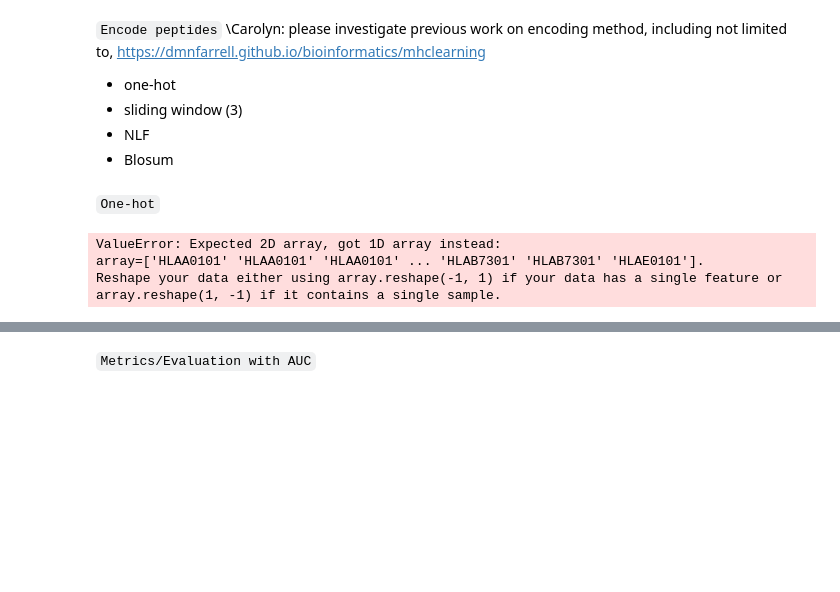
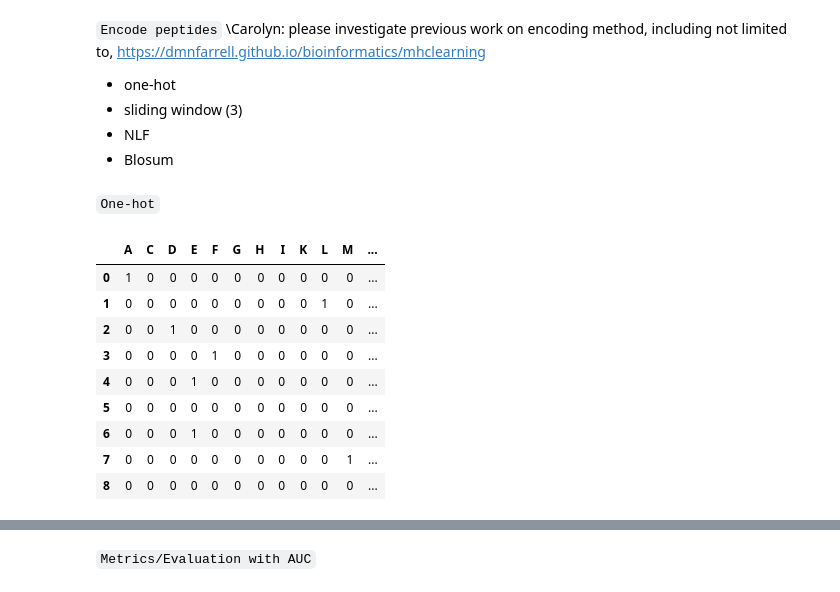
Before and after one commit to augustthedoodle/mhc_binding, a Jupyter notebook: mhc_experiment.ipynb, the cells around one changed output, grey strips where cells are left out. Drawn from its saved outputs; the diff is of its cells as text; code cells hidden in the pictures; blank space fills up the shorter version.

```diff
--- a/mhc_experiment.ipynb
+++ b/mhc_experiment.ipynb
@@ -67,29 +34,41 @@ https://dmnfarrell.github.io/bioinformatics/mhclearning
 * Blosum
 # %% [markdown]
 `One-hot`
-# %%
-from sklearn.preprocessing import OneHotEncoder
-
-
-
-unique_values = pd.unique(train_csv[columns].values.ravel())
-unique_values= [list(unique_values)]*len(columns)
-enc = OneHotEncoder(categories=unique_values, sparse=False)
-enc_csv = pd.DataFrame(enc.transform(train_csv[columns]), columns = columns)
-
-
-
-y = train_csv['meas']
-X = train_csv.drop(['pep_class', 'sequence'], axis=1)
-
-X_train, X_test, y_train, y_test = train_test_split(X, y, test_size=0.3, random_state=0, stratify=y)
-class_train = X_train['pep_class']
-X_train.drop('pep_class', axis=1)
-class_test = X_test['pep_class']
-X_test.drop('pep_class', axis=1)
-
-print(X_train)
-# %% [output]
-ValueError: Expected 2D array, got 1D array instead:
-array=['HLAA0101' 'HLAA0101' 'HLAA0101' ... 'HLAB7301' 'HLAB7301' 'HLAE0101'].
-Reshape your data either using array.reshape(-1, 1) if your data has a single feature or array.reshape(1, -1) if it contains a single sample.
+# %%
+from sklearn.preprocessing import OneHotEncoder
+
+def show_matrix(m):
+    cm = sns.light_palette("seagreen", as_cmap=True)
+    display(m.style.background_gradient(cmap=cm))
+
+def one_hot_encode(seq):
+    o = list(set(codes) - set(seq))
+    s = pd.DataFrame(list(seq))
+    x = pd.DataFrame(np.zeros((len(seq),len(o)),dtype=int),columns=o)
+    a = s[0].str.get_dummies(sep=',')
+    a = a.join(x)
+    a = a.sort_index(axis=1)
+    #show_matrix(a)
+    e = a.values.flatten()
+    return e
+
+pep='ALDFEQEMT'
+
+train_csv = pd.read_csv("dataset/mhc_train.csv")
+train_csv['seq_1'], train_csv['seq_2'], train_csv['seq_3'], train_csv['seq_4'],\
+    train_csv['seq_5'], train_csv['seq_6'], train_csv['seq_7'], train_csv['seq_8'], train_csv['seq_9']= list(train_csv['sequence'].str)
+columns = ['seq_1', 'seq_2', 'seq_3', 'seq_4',
+       'seq_5', 'seq_6', 'seq_7', 'seq_8', 'seq_9']
+codes = pd.unique(train_csv[columns].values.ravel())
+e=one_hot_encode(pep)
+# %% [output]
+|  | A | C | D | E | F | G | H | I | K | L | M | ... |
+| 0 | 1 | 0 | 0 | 0 | 0 | 0 | 0 | 0 | 0 | 0 | 0 | ... |
+| 1 | 0 | 0 | 0 | 0 | 0 | 0 | 0 | 0 | 0 | 1 | 0 | ... |
+| 2 | 0 | 0 | 1 | 0 | 0 | 0 | 0 | 0 | 0 | 0 | 0 | ... |
+| 3 | 0 | 0 | 0 | 0 | 1 | 0 | 0 | 0 | 0 | 0 | 0 | ... |
+| 4 | 0 | 0 | 0 | 1 | 0 | 0 | 0 | 0 | 0 | 0 | 0 | ... |
+| 5 | 0 | 0 | 0 | 0 | 0 | 0 | 0 | 0 | 0 | 0 | 0 | ... |
+| 6 | 0 | 0 | 0 | 1 | 0 | 0 | 0 | 0 | 0 | 0 | 0 | ... |
+| 7 | 0 | 0 | 0 | 0 | 0 | 0 | 0 | 0 | 0 | 0 | 1 | ... |
+| 8 | 0 | 0 | 0 | 0 | 0 | 0 | 0 | 0 | 0 | 0 | 0 | ... |
```
Also changed, not shown: parts of 5 cells of this notebook.
